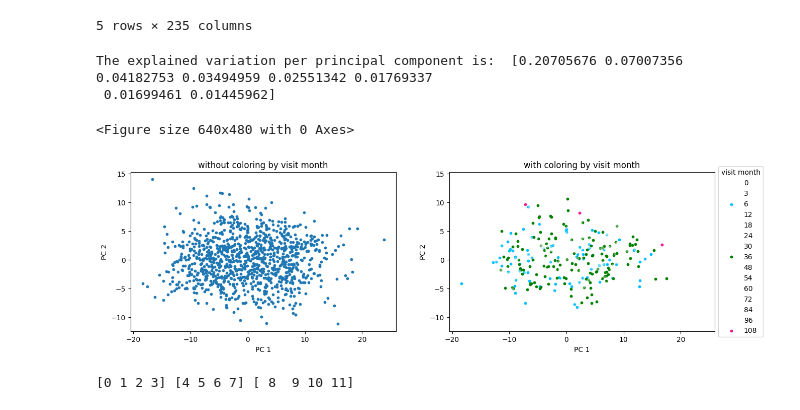
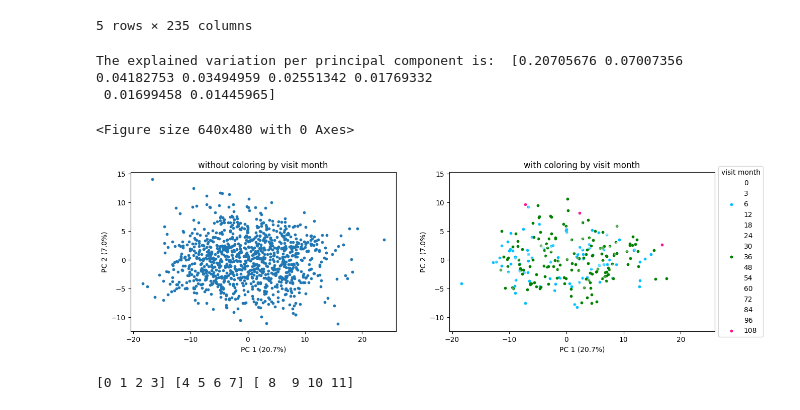
Before and after one commit to CheYeeNg/MSB1015_scientific_programming, a Jupyter notebook: prediction_of_Parkinsons_disease_related_proteins.ipynb, the cells around one changed output. Drawn from its saved outputs; the diff is of its cells as text; code cells hidden in the pictures.

```diff
--- a/prediction_of_Parkinsons_disease_related_proteins.ipynb
+++ b/prediction_of_Parkinsons_disease_related_proteins.ipynb
@@ -740,40 +731,40 @@ PCs_autoscaling_df = pd.DataFrame(data = PCs_data_autoscaling, columns = ["PC 1"
 print("The explained variation per principal component is: ", PCA_method_autoscaling.explained_variance_ratio_)
 
 PCs_autoscaling_df.head()
 
 # Plotting PCA plots.
 plt.figure()
 
 fig, (ax7, ax8) = plt.subplots(1, 2, figsize=(15, 15))
 ax7.scatter(PCs_autoscaling_df["PC 1"], PCs_autoscaling_df["PC 2"], s = 10)
-ax7.set_xlabel("PC 1")
-ax7.set_ylabel("PC 2")
+ax7.set_xlabel("PC 1 (20.7%)")
+ax7.set_ylabel("PC 2 (7.0%)")
 ax7.axis("scaled")
 ax7.title.set_text("without coloring by visit month")
 
 # Creating a second subplot (subplot on the right with the title "with coloring by visit month")
 labels = [0, 3, 6, 12, 18, 24, 30, 36, 48, 54, 60, 72, 84, 96, 108]
 alphas = [0.3, 0.3, 1.0, 0.3, 0.3, 0.3, 0.3, 1.0, 0.3, 0.3, 0.3, 0.3, 0.3, 0.3, 1.0]
 colors = ["w", "w", "deepskyblue", "w", "w", "w", "w", "g", "w",
           "w", "w", "w", "w", "w", "deeppink"]
 
 for label, color, alpha in zip(labels, colors, alphas):
     corresponding_indices = autoscaling_removed_outlier.index[autoscaling_removed_outlier["visit_month"] == label]
     ax8.scatter(PCs_autoscaling_df.loc[corresponding_indices, "PC 1"], PCs_autoscaling_df.loc[corresponding_indices, "PC 2"],  c = color, s = 10, alpha = alpha)
 
 ax8.legend(labels, title = "visit month", loc="center left", bbox_to_anchor=(1, 0.5))
 
-ax8.set_xlabel("PC 1")
-ax8.set_ylabel("PC 2")
+ax8.set_xlabel("PC 1 (20.7%)")
+ax8.set_ylabel("PC 2 (7.0%)")
 ax8.axis("scaled")
 ax8.title.set_text("with coloring by visit month")
 
 plt.show()
 # %% [output]
-The explained variation per principal component is:  [0.20705676 0.07007356 0.04182753 0.03494959 0.02551342 0.01769337
- 0.01699461 0.01445962]
+The explained variation per principal component is:  [0.20705676 0.07007356 0.04182753 0.03494959 0.02551342 0.01769332
+ 0.01699458 0.01445965]
 <Figure size 640x480 with 0 Axes>
-[figure, old version]
+[figure, new version]
 # %%
 # As still no separation is seen, try to only visualize it for some patients.
 # Get the row indices for patient 55, 942 and 1517 (first 3 patient_id).
```
Also changed, not shown: parts of 10 cells of this notebook.
